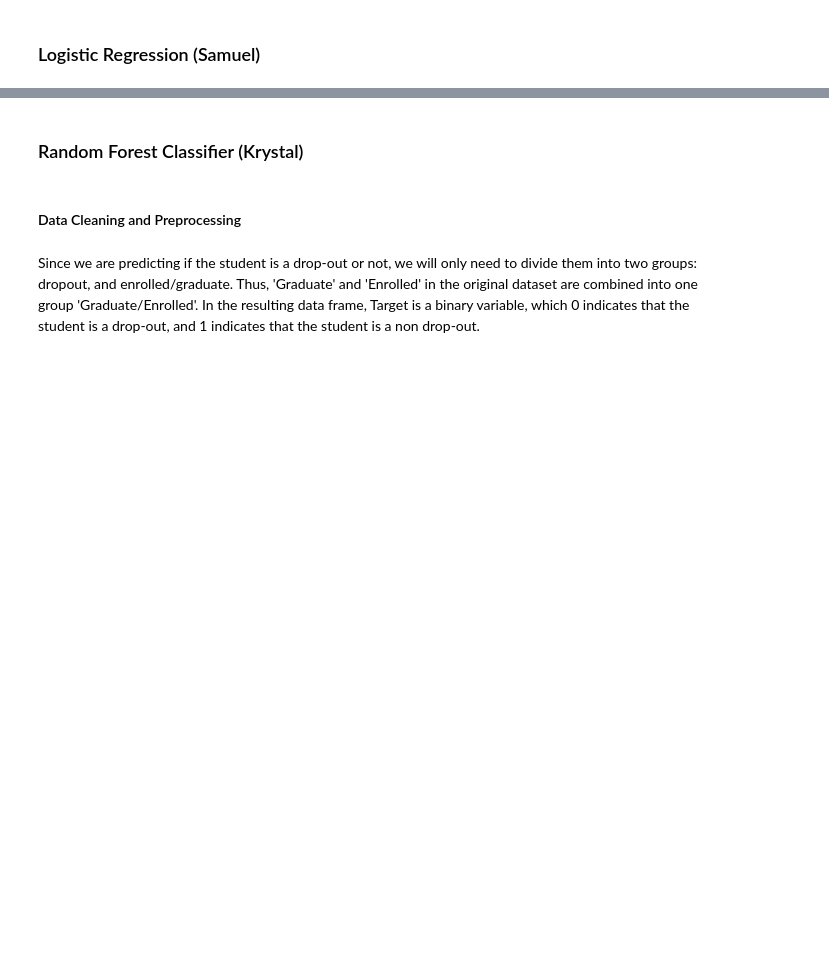
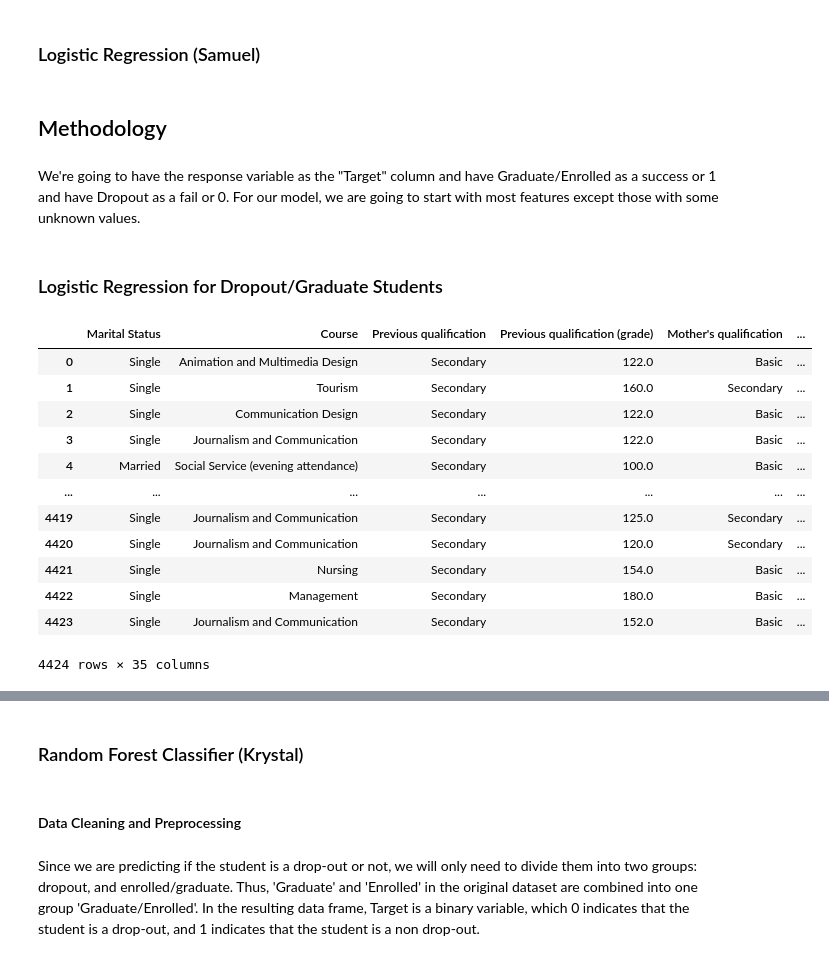
Before and after one commit to leena-kang/MATH189_Project, a Jupyter notebook: Final_SourceCode.ipynb, the cells around one changed output, grey strips where cells are left out. Cells and saved outputs as stored; diff of their text form; code cells hidden in the pictures; blank space fills up the shorter version.

Commit message:
Added Logistic Regression portion

```diff
--- a/Final_SourceCode.ipynb
+++ b/Final_SourceCode.ipynb
@@ -1462,0 +1465,23 @@ from sklearn.model_selection import cross_val_score
+# %% [markdown]
+## Methodology
+# %% [markdown]
+We're going to have the response variable as the "Target" column and have Graduate/Enrolled as a success or 1 and have Dropout as a fail or 0.
+For our model, we are going to start with most features except those with some unknown values.
+# %% [markdown]
+### Logistic Regression for Dropout/Graduate Students
+# %%
+df1
+# %% [output]
+|  | Marital Status | Course | Previous qualification | Previous qualification (grade) | Mother's qualification | ... |
+| 0 | Single | Animation and Multimedia Design | Secondary | 122.0 | Basic | ... |
+| 1 | Single | Tourism | Secondary | 160.0 | Secondary | ... |
+| 2 | Single | Communication Design | Secondary | 122.0 | Basic | ... |
+| 3 | Single | Journalism and Communication | Secondary | 122.0 | Basic | ... |
+| 4 | Married | Social Service (evening attendance) | Secondary | 100.0 | Basic | ... |
+| ... | ... | ... | ... | ... | ... | ... |
+| 4419 | Single | Journalism and Communication | Secondary | 125.0 | Secondary | ... |
+| 4420 | Single | Journalism and Communication | Secondary | 120.0 | Secondary | ... |
+| 4421 | Single | Nursing | Secondary | 154.0 | Basic | ... |
+| 4422 | Single | Management | Secondary | 180.0 | Basic | ... |
+| 4423 | Single | Journalism and Communication | Secondary | 152.0 | Basic | ... |
+4424 rows × 35 columns
```
Also changed, not shown: parts of 53 cells of this notebook.
